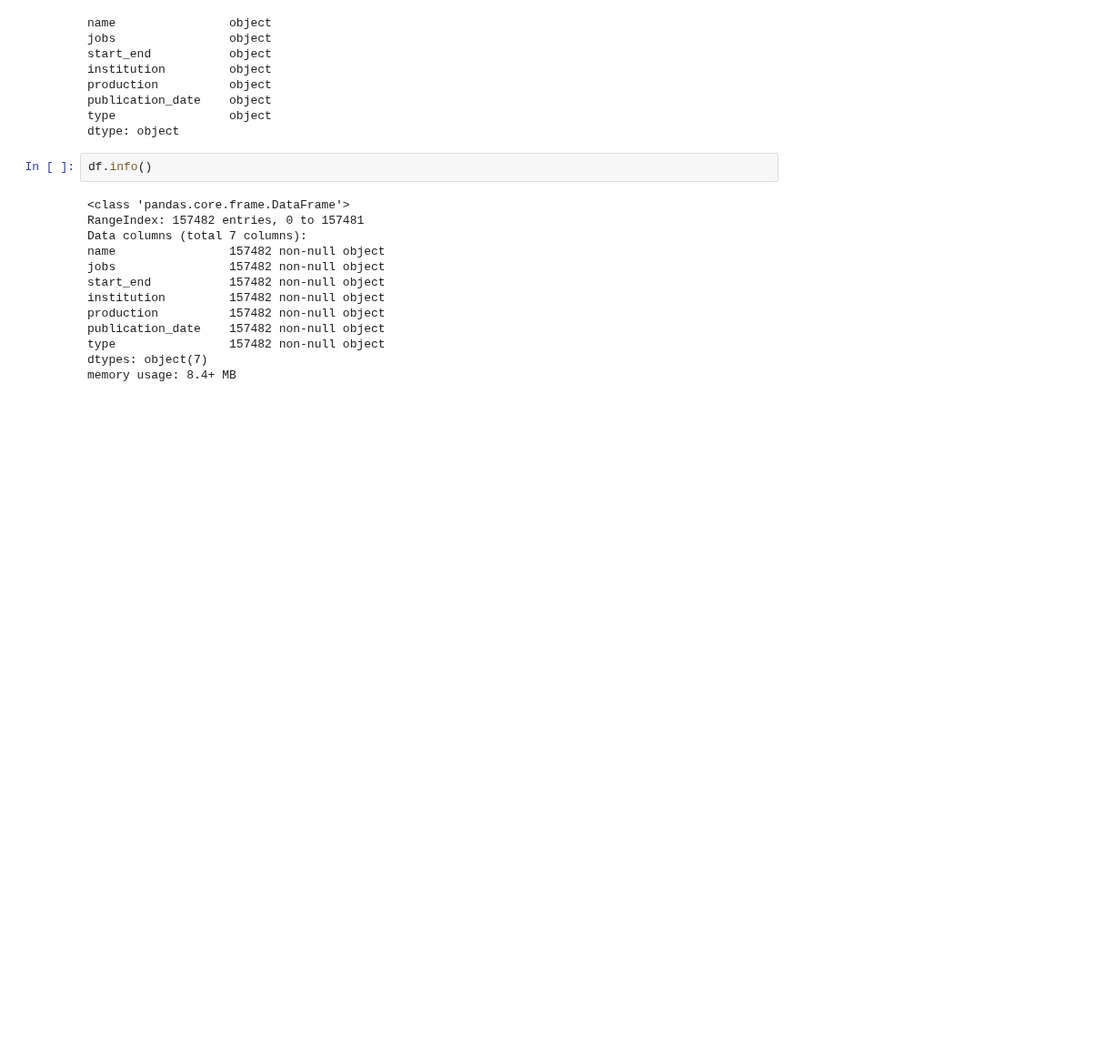
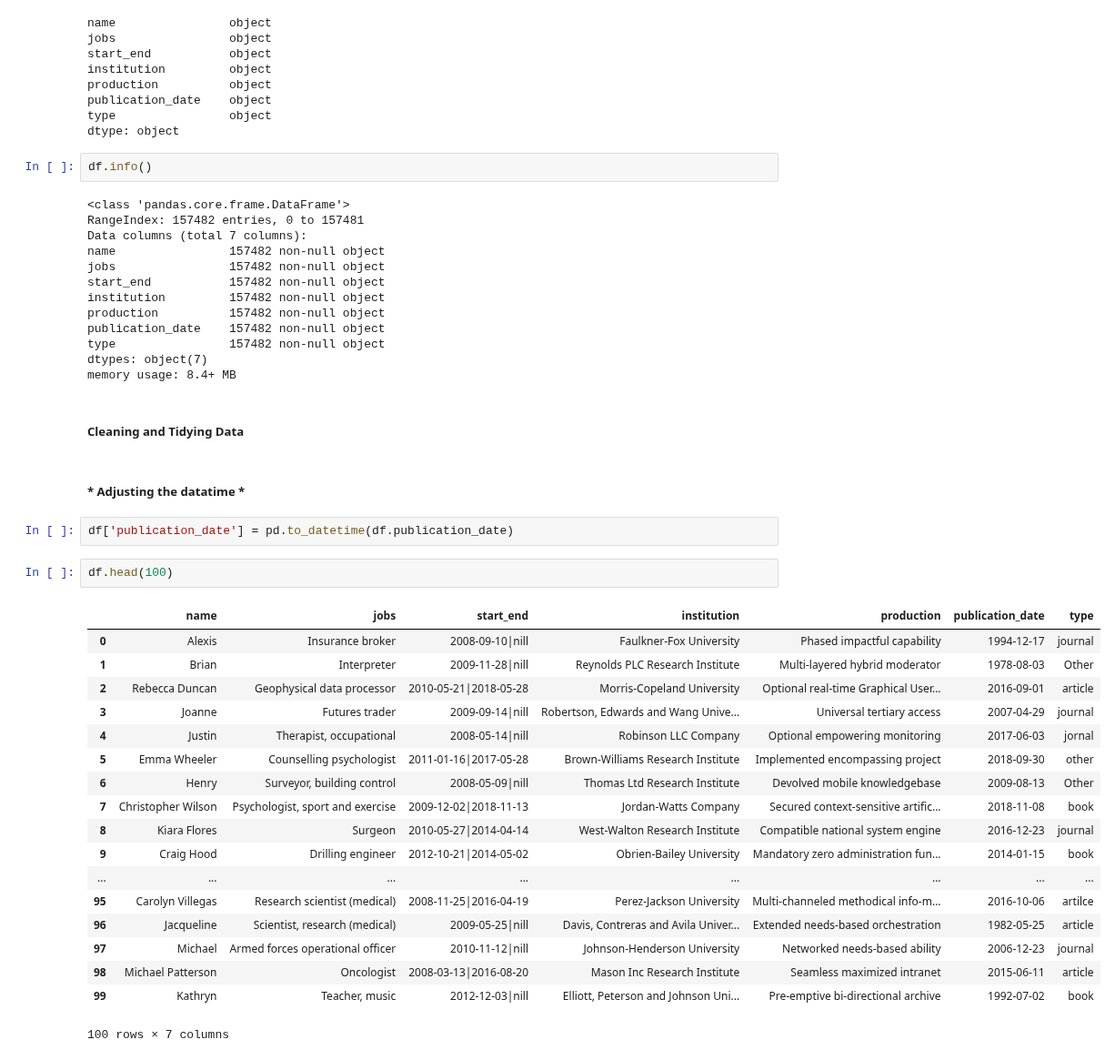
Before and after one commit to Naraujo13/data-engineer-test, a Jupyter notebook: data-engineer-test.ipynb, the cells around one changed output. Shown at 91% size. Cells and saved outputs as stored; diff of their text form; blank space fills up the shorter version.

Commit message:
Adjusting Format the Datetime

```diff
--- a/data-engineer-test.ipynb
+++ b/data-engineer-test.ipynb
@@ -47,3 +47,30 @@ publication_date    157482 non-null object
 type                157482 non-null object
 dtypes: object(7)
 memory usage: 8.4+ MB
+# %% [markdown]
+##### Cleaning and Tidying Data
+# %% [markdown]
+##### * Adjusting the datatime *
+# %%
+df['publication_date'] = pd.to_datetime(df.publication_date)
+# %%
+df.head(100)
+# %% [output]
+|  | name | jobs | start_end | institution | production | publication_date | type |
+| 0 | Alexis | Insurance broker | 2008-09-10|nill | Faulkner-Fox University | Phased impactful capability | 1994-12-17 | journal |
+| 1 | Brian | Interpreter | 2009-11-28|nill | Reynolds PLC Research Institute | Multi-layered hybrid moderator | 1978-08-03 | Other |
+| 2 | Rebecca Duncan | Geophysical data processor | 2010-05-21|2018-05-28 | Morris-Copeland University | Optional real-time Graphical User... | 2016-09-01 | article |
+| 3 | Joanne | Futures trader | 2009-09-14|nill | Robertson, Edwards and Wang Unive... | Universal tertiary access | 2007-04-29 | journal |
+| 4 | Justin | Therapist, occupational | 2008-05-14|nill | Robinson LLC Company | Optional empowering monitoring | 2017-06-03 | jornal |
+| 5 | Emma Wheeler | Counselling psychologist | 2011-01-16|2017-05-28 | Brown-Williams Research Institute | Implemented encompassing project | 2018-09-30 | other |
+| 6 | Henry | Surveyor, building control | 2008-05-09|nill | Thomas Ltd Research Institute | Devolved mobile knowledgebase | 2009-08-13 | Other |
+| 7 | Christopher Wilson | Psychologist, sport and exercise | 2009-12-02|2018-11-13 | Jordan-Watts Company | Secured context-sensitive artific... | 2018-11-08 | book |
+| 8 | Kiara Flores | Surgeon | 2010-05-27|2014-04-14 | West-Walton Research Institute | Compatible national system engine | 2016-12-23 | journal |
+| 9 | Craig Hood | Drilling engineer | 2012-10-21|2014-05-02 | Obrien-Bailey University | Mandatory zero administration fun... | 2014-01-15 | book |
+| ... | ... | ... | ... | ... | ... | ... | ... |
+| 95 | Carolyn Villegas | Research scientist (medical) | 2008-11-25|2016-04-19 | Perez-Jackson University | Multi-channeled methodical info-m... | 2016-10-06 | artilce |
+| 96 | Jacqueline | Scientist, research (medical) | 2009-05-25|nill | Davis, Contreras and Avila Univer... | Extended needs-based orchestration | 1982-05-25 | article |
+| 97 | Michael | Armed forces operational officer | 2010-11-12|nill | Johnson-Henderson University | Networked needs-based ability | 2006-12-23 | journal |
+| 98 | Michael Patterson | Oncologist | 2008-03-13|2016-08-20 | Mason Inc Research Institute | Seamless maximized intranet | 2015-06-11 | article |
+| 99 | Kathryn | Teacher, music | 2012-12-03|nill | Elliott, Peterson and Johnson Uni... | Pre-emptive bi-directional archive | 1992-07-02 | book |
+100 rows × 7 columns
```
